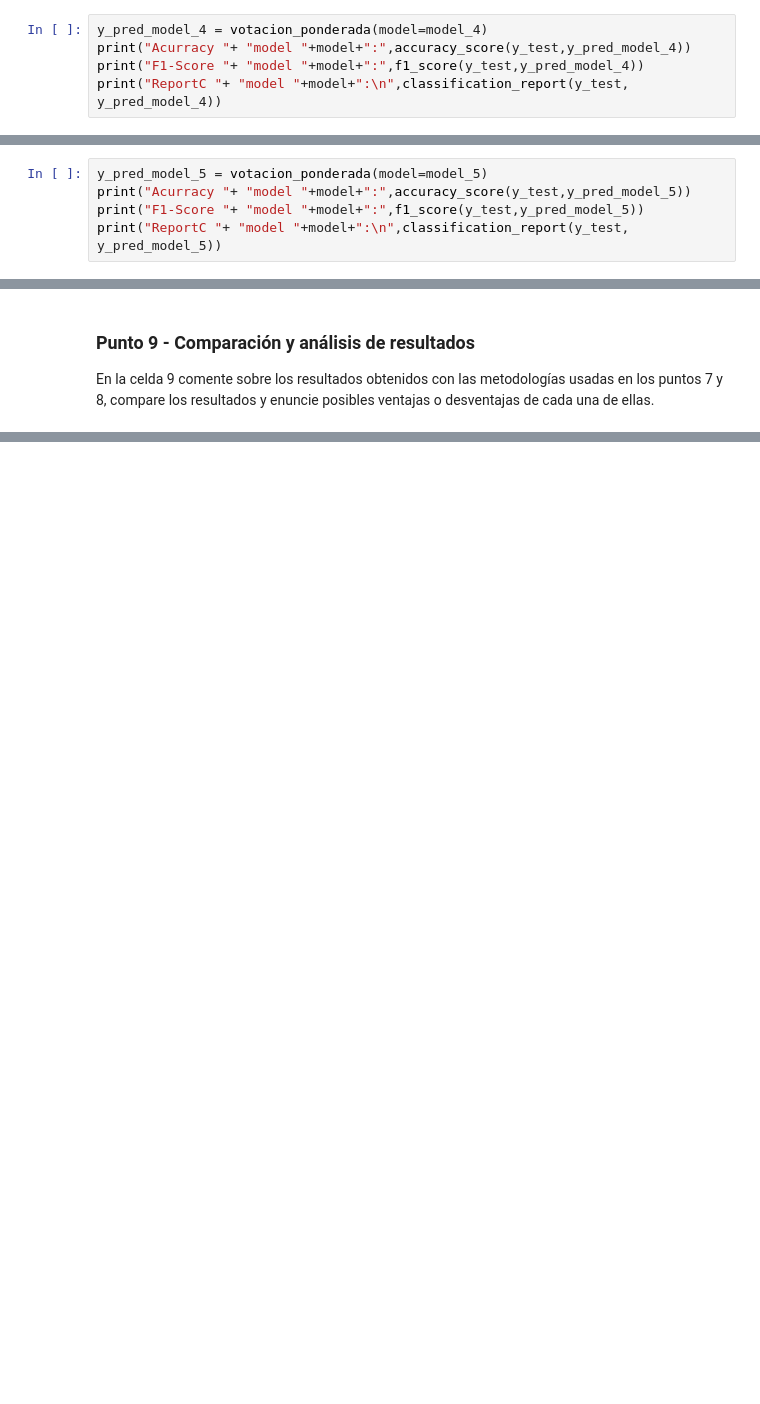
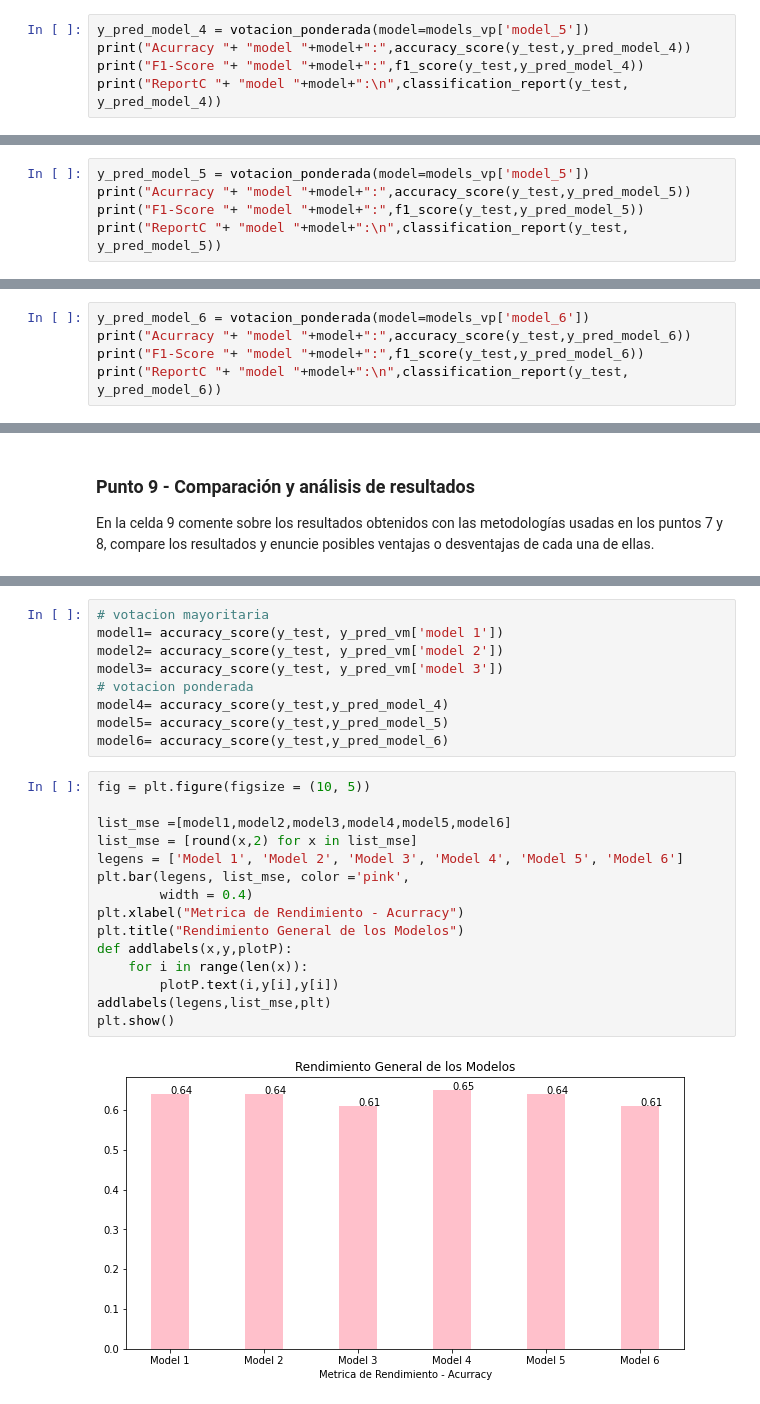
Before and after one commit to njimenez92/Machine-Learning-NLP, a Jupyter notebook: Semana 1/S1TC1_arboles_ensamblajes.ipynb, the cells around one changed output, grey strips where cells are left out. Drawn from its saved outputs; the diff is of its cells as text; blank space fills up the shorter version.

```diff
--- a/Semana 1/S1TC1_arboles_ensamblajes.ipynb
+++ b/Semana 1/S1TC1_arboles_ensamblajes.ipynb
@@ -734,6 +730,6 @@ def votacion_ponderada(model):
     return y_pred
 # %%
-y_pred_model_4 = votacion_ponderada(model=model_4)
+y_pred_model_4 = votacion_ponderada(model=models_vp['model_5'])
 print("Acurracy "+ "model "+model+":",accuracy_score(y_test,y_pred_model_4))
 print("F1-Score "+ "model "+model+":",f1_score(y_test,y_pred_model_4))
 print("ReportC "+ "model "+model+":\n",classification_report(y_test, y_pred_model_4))
@@ -759,5 +748,5 @@ KeyboardInterrupt:
 # %%
-y_pred_model_5 = votacion_ponderada(model=model_5)
+y_pred_model_5 = votacion_ponderada(model=models_vp['model_5'])
 print("Acurracy "+ "model "+model+":",accuracy_score(y_test,y_pred_model_5))
 print("F1-Score "+ "model "+model+":",f1_score(y_test,y_pred_model_5))
 print("ReportC "+ "model "+model+":\n",classification_report(y_test, y_pred_model_5))
@@ -773,3 +762,8 @@ ReportC model model 4:
     accuracy                           0.64      1500
    macro avg       0.64      0.64      0.64      1500
 weighted avg       0.64      0.64      0.64      1500
+# %%
+y_pred_model_6 = votacion_ponderada(model=models_vp['model_6'])
+print("Acurracy "+ "model "+model+":",accuracy_score(y_test,y_pred_model_6))
+print("F1-Score "+ "model "+model+":",f1_score(y_test,y_pred_model_6))
+print("ReportC "+ "model "+model+":\n",classification_report(y_test, y_pred_model_6))
@@ -780,0 +785,26 @@ En la celda 9 comente sobre los resultados obtenidos con las metodologías usada
+# %%
+# votacion mayoritaria
+model1= accuracy_score(y_test, y_pred_vm['model 1'])
+model2= accuracy_score(y_test, y_pred_vm['model 2'])
+model3= accuracy_score(y_test, y_pred_vm['model 3'])
+# votacion ponderada
+model4= accuracy_score(y_test,y_pred_model_4)
+model5= accuracy_score(y_test,y_pred_model_5)
+model6= accuracy_score(y_test,y_pred_model_6)
+# %%
+fig = plt.figure(figsize = (10, 5))
+
+list_mse =[model1,model2,model3,model4,model5,model6]
+list_mse = [round(x,2) for x in list_mse]
+legens = ['Model 1', 'Model 2', 'Model 3', 'Model 4', 'Model 5', 'Model 6']
+plt.bar(legens, list_mse, color ='pink',
+        width = 0.4)
+plt.xlabel("Metrica de Rendimiento - Acurracy")
+plt.title("Rendimiento General de los Modelos")
+def addlabels(x,y,plotP):
+    for i in range(len(x)):
+        plotP.text(i,y[i],y[i])
+addlabels(legens,list_mse,plt)
+plt.show()
+# %% [output]
+[figure, added]
```
Also changed, not shown: parts of 10 cells of this notebook.
